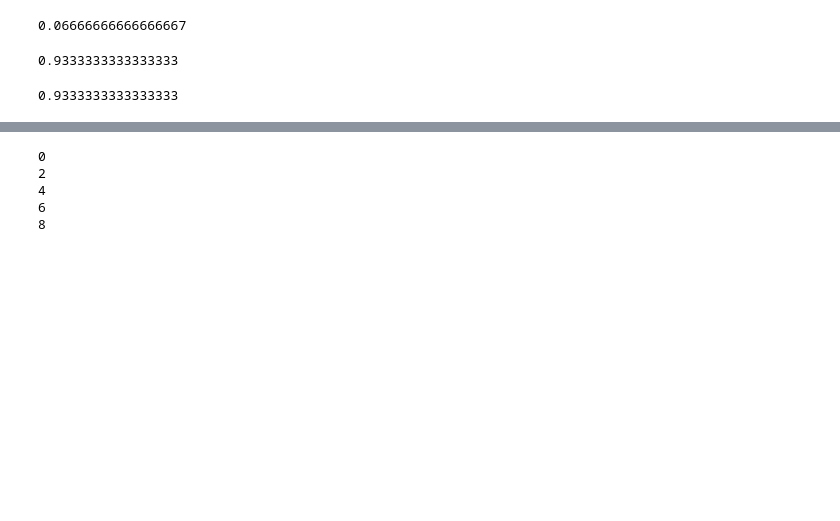
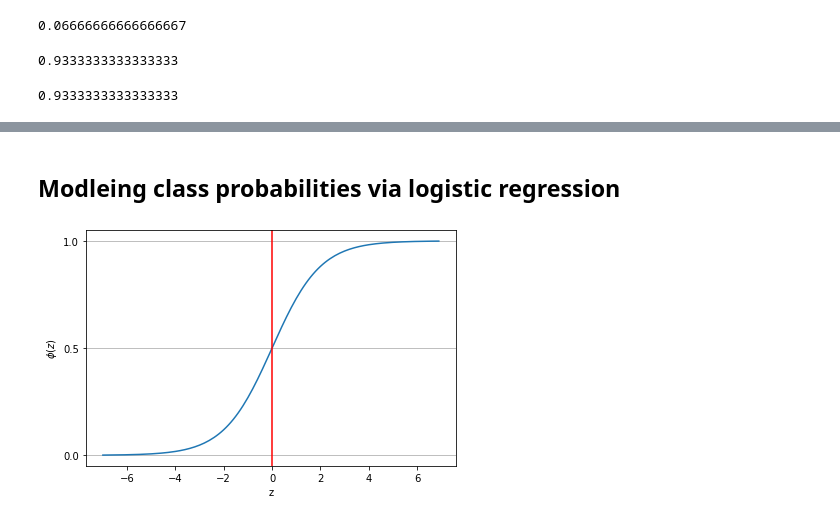
Before and after one commit to panda2727/python-machine-learning-book-2nd-edition, a Jupyter notebook: code/ch03/ch03_sandbox.ipynb, the cells around one changed output, grey strips where cells are left out. Drawn from its saved outputs; the diff is of its cells as text; code cells hidden in the pictures; blank space fills up the shorter version.

```diff
--- a/code/ch03/ch03_sandbox.ipynb
+++ b/code/ch03/ch03_sandbox.ipynb
@@ -63,9 +63,28 @@ plt.show()
-# %%
-for i in range(0, 10, 2):
-    print(i)
-# %% [output]
-0
-2
-4
-6
-8
+# %% [markdown]
+## Modleing class probabilities via logistic regression
+# %%
+import matplotlib.pyplot as plt
+import numpy as np
+from IPython.display import Image
+%matplotlib inline
+
+def sigmoid(z):
+    return 1 / (1 + np.exp(-z))
+
+z = np.arange(-7, 7, 0.1)
+phi_z = sigmoid(z)
+
+plt.plot(z, phi_z)
+plt.axvline(0, color = 'r')
+plt.ylim = (-0.1, 1.1)
+plt.xlabel('z')
+plt.ylabel('$\phi (z)$')
+
+plt.yticks([0, 0.5, 1])
+ax = plt.gca()
+ax.yaxis.grid(True)
+
+plt.tight_layout()
+plt.show()
+# %% [output]
+[figure, added]
```
Also changed, not shown: parts of 7 cells of this notebook.
